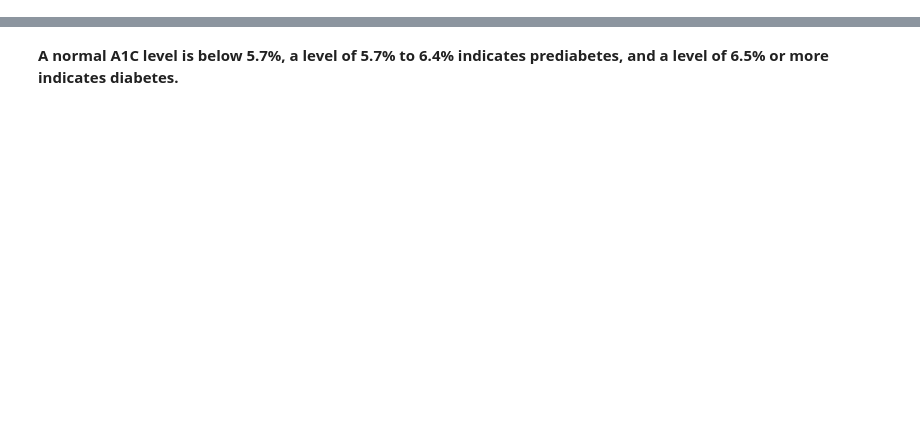
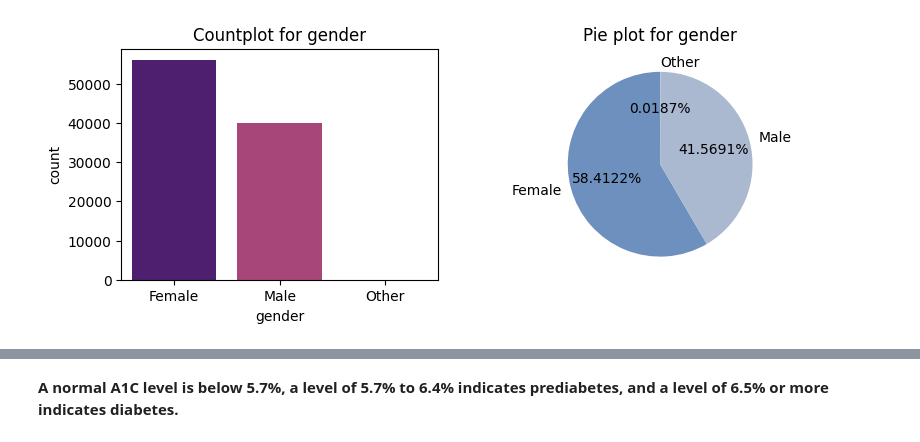
Before and after one commit to mdaftab20089/Machine-Learning, a Jupyter notebook: Decision_Tree/Diabetes_Project.ipynb, the cells around one changed output, grey strips where cells are left out. Cells and saved outputs as stored; diff of their text form; code cells hidden in the pictures; blank space fills up the shorter version.

```diff
--- a/Decision_Tree/Diabetes_Project.ipynb
+++ b/Decision_Tree/Diabetes_Project.ipynb
@@ -310,0 +51,4 @@ plt.show()
+# %%
+diabetes_data=pd.read_csv('diabetes_prediction_dataset.csv')
+
+diabetes_data.head(20)
@@ -310,0 +138,6 @@ plt.show()
+# %%
+#remove duplicates
+
+diabetes_data.drop_duplicates(inplace=True)
+
+diabetes_data.duplicated().sum()
@@ -310,0 +238,20 @@ plt.show()
+# %%
+fig, ax = plt.subplots(1, 2, figsize=(9, 3))
+
+# Countplot
+
+sns.countplot(x=diabetes_data['gender'],data=diabetes_data ,palette='magma' ,ax=ax[0])
+
+ax[0].set_title(f'Countplot for gender')
+
+# Pie plot
+
+data_counts = diabetes_data['gender'].value_counts()
+
+ax[1].pie(data_counts, labels=data_counts.index, autopct='%1.4f%%', startangle=90, colors=sns.color_palette('vlag'))
+
+ax[1].set_title(f'Pie plot for gender')
+
+plt.show()
+# %% [output]
+[figure, added]
```
Also changed, not shown: parts of 144 cells of this notebook, 5 other files.
